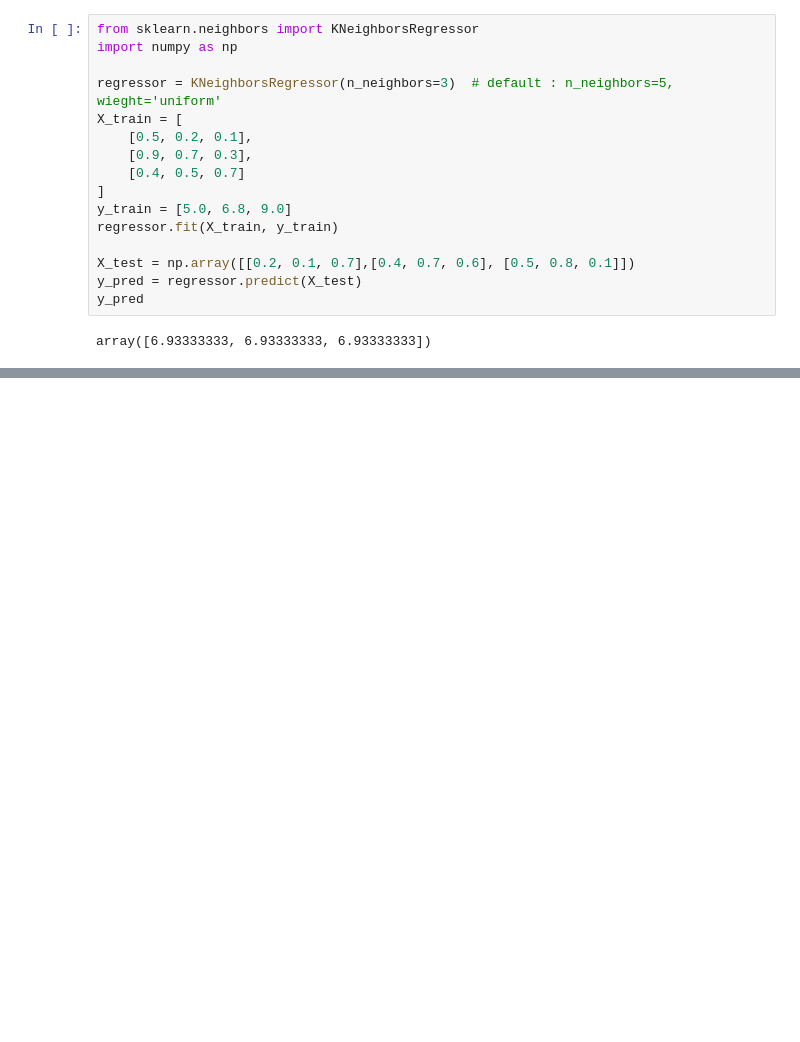
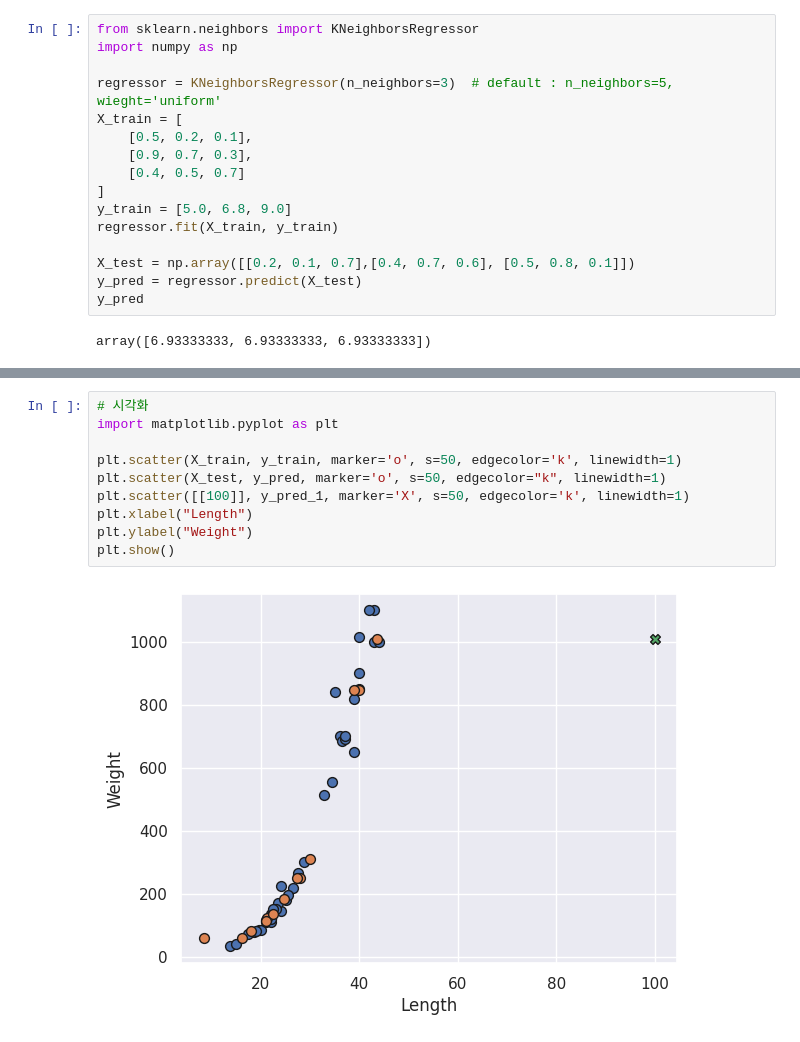
Before and after one commit to chw8207/ML_codingstudy, a Jupyter notebook: knn.ipynb, the cells around one changed output, grey strips where cells are left out. Saved outputs shown, nothing was run; the diff lists cells and outputs as text; blank space fills up the shorter version.

```diff
--- a/knn.ipynb
+++ b/knn.ipynb
@@ -223,0 +286,12 @@ array([6.93333333, 6.93333333, 6.93333333])
+# %%
+# 시각화
+import matplotlib.pyplot as plt
+
+plt.scatter(X_train, y_train, marker='o', s=50, edgecolor='k', linewidth=1)
+plt.scatter(X_test, y_pred, marker='o', s=50, edgecolor="k", linewidth=1)
+plt.scatter([[100]], y_pred_1, marker='X', s=50, edgecolor='k', linewidth=1)
+plt.xlabel("Length")
+plt.ylabel("Weight")
+plt.show()
+# %% [output]
+[figure, added]
```
Also changed, not shown: parts of 7 cells of this notebook.
